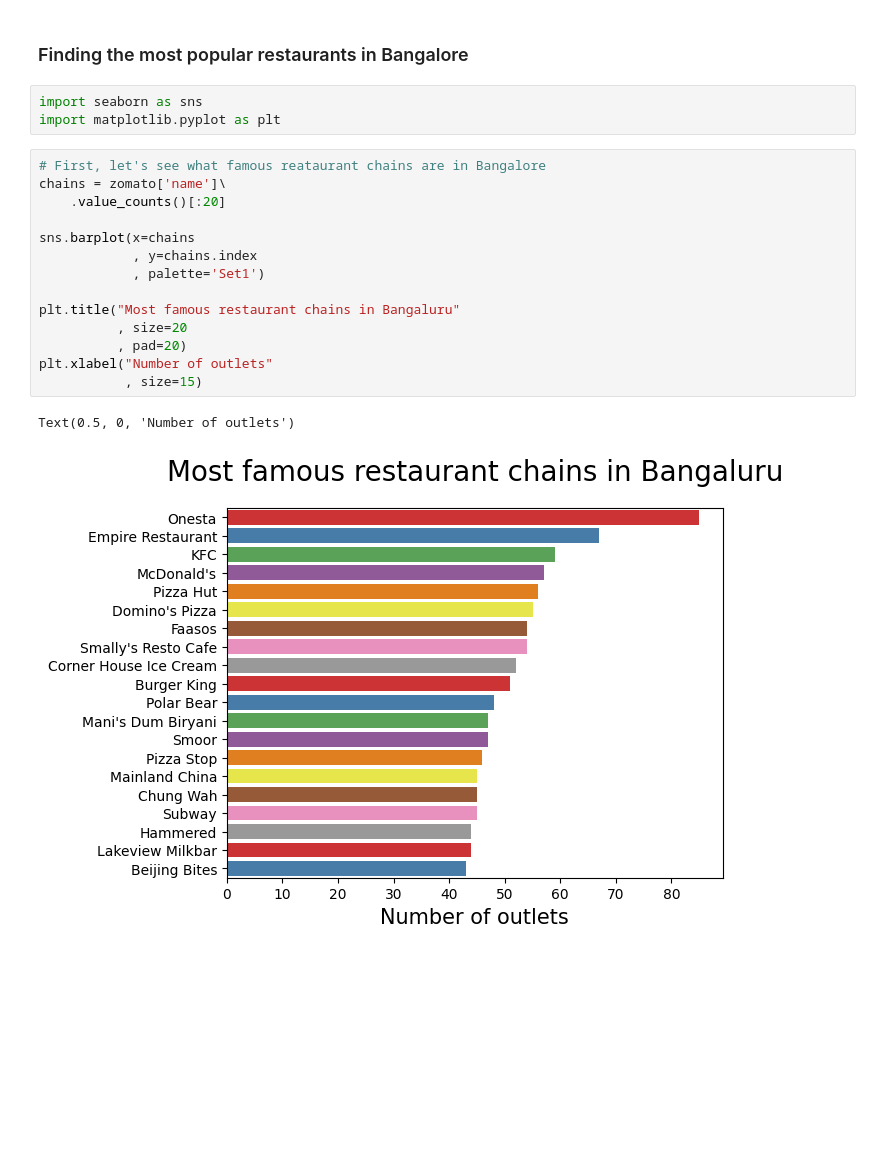
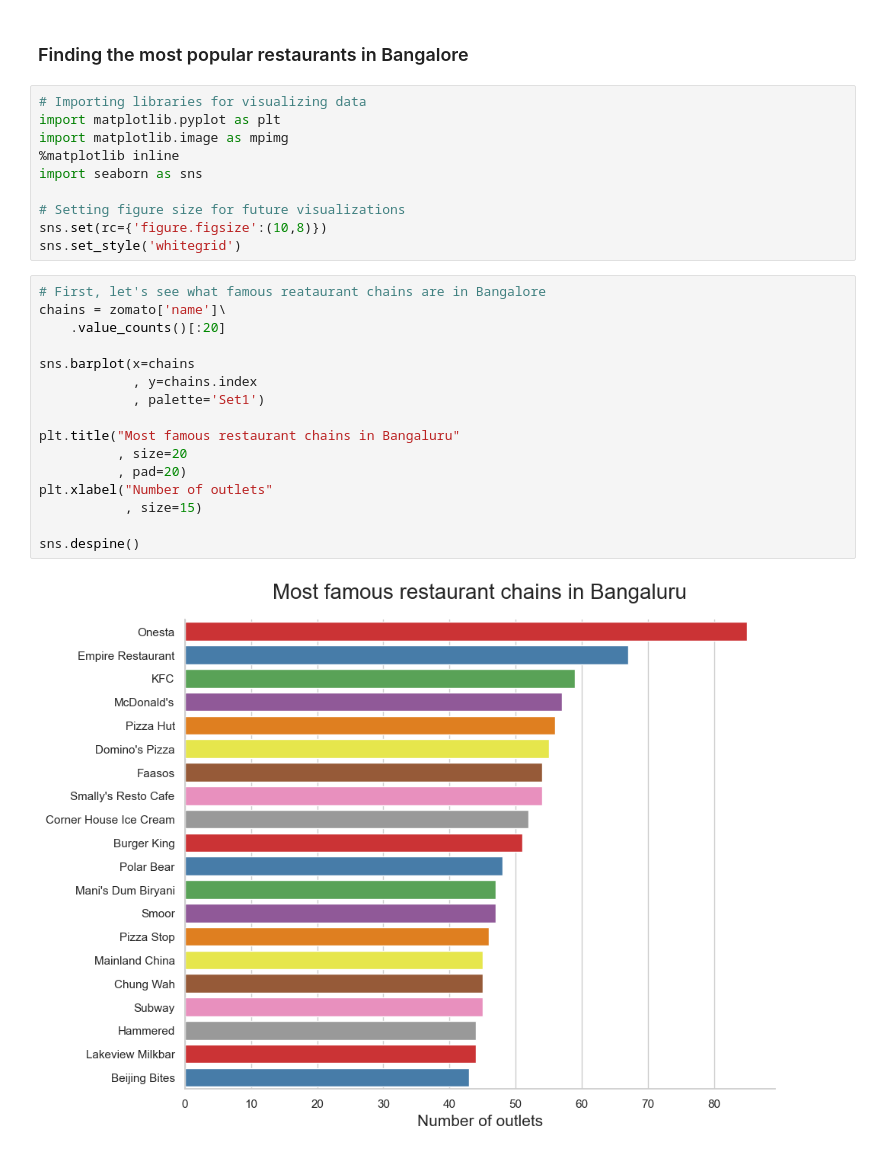
Before and after one commit to BernartGuddiny/project_zomato, a Jupyter notebook: project_zomato.ipynb, the cells around one changed output. Drawn from its saved outputs; the diff is of its cells as text; blank space fills up the shorter version.

```diff
--- a/project_zomato.ipynb
+++ b/project_zomato.ipynb
@@ -311,23 +314,31 @@ zomato_exchange.head()
 | 4 | https://www.zomato.com/bangalore/... | 10, 3rd Floor, Lakshmi Associates... | Grand Village | 0 | 0 | 3.8 | 166 | +91 8026612447\r\n+91 9901210005 | Basavanagudi | Casual Dining | ... |
 # %% [markdown]
 ### Finding the most popular restaurants in Bangalore
-# %%
-import seaborn as sns
-import matplotlib.pyplot as plt
+# %%
+# Importing libraries for visualizing data
+import matplotlib.pyplot as plt
+import matplotlib.image as mpimg
+%matplotlib inline
+import seaborn as sns
+
+# Setting figure size for future visualizations
+sns.set(rc={'figure.figsize':(10,8)})
+sns.set_style('whitegrid')
 # %%
 # First, let's see what famous reataurant chains are in Bangalore
 chains = zomato['name']\
     .value_counts()[:20]
 
 sns.barplot(x=chains
             , y=chains.index
             , palette='Set1')
 
 plt.title("Most famous restaurant chains in Bangaluru"
           , size=20
           , pad=20)
 plt.xlabel("Number of outlets"
            , size=15)
+
+sns.despine()
 # %% [output]
-Text(0.5, 0, 'Number of outlets')
-[figure, old version]
+[figure, new version]
```
Also changed, not shown: parts of 1 cell of this notebook.
